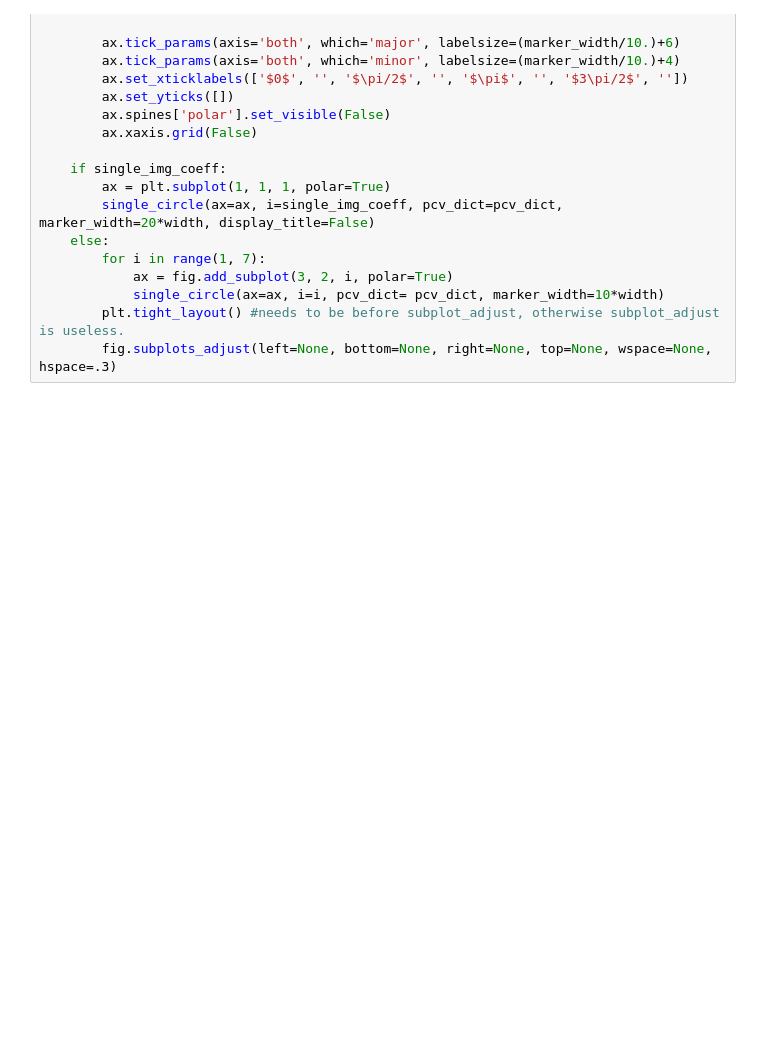
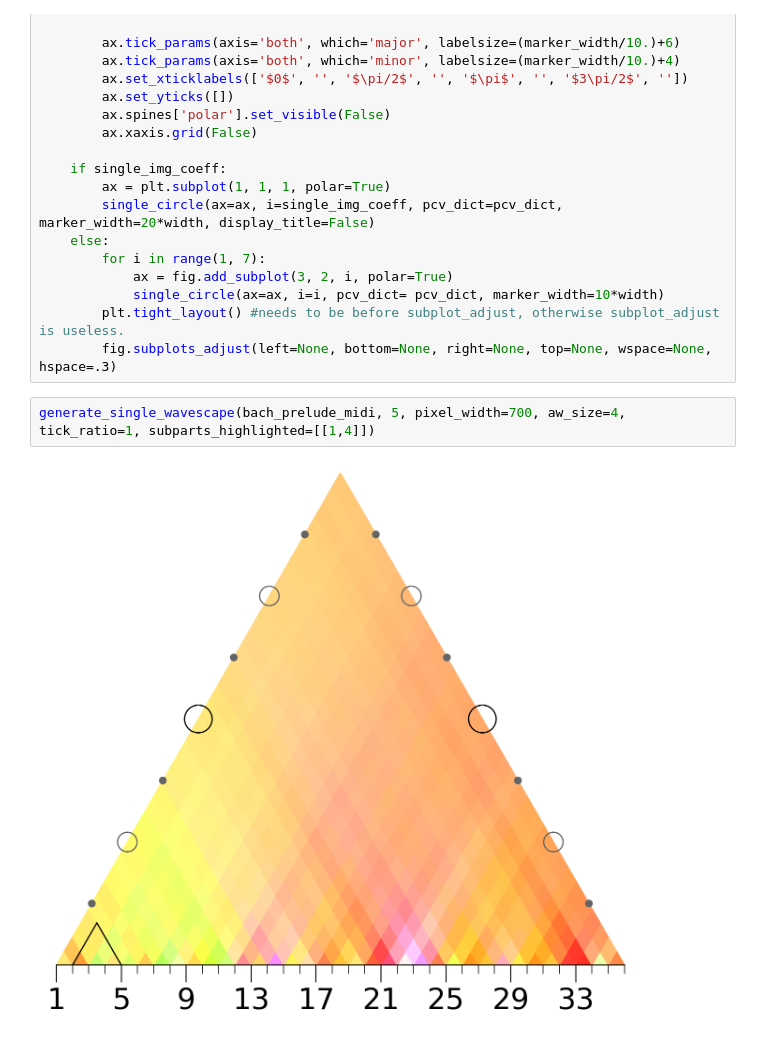
Before and after one commit to DCMLab/wavescapes, a Jupyter notebook: refactoring.ipynb, the cells around one changed output. Drawn from its saved outputs; the diff is of its cells as text; blank space fills up the shorter version.

```diff
--- a/refactoring.ipynb
+++ b/refactoring.ipynb
@@ -1554,3 +1561,7 @@ def legend_decomposition(pcv_dict, width = 13, single_img_coeff = None):
             single_circle(ax=ax, i=i, pcv_dict= pcv_dict, marker_width=10*width)
         plt.tight_layout() #needs to be before subplot_adjust, otherwise subplot_adjust is useless.
         fig.subplots_adjust(left=None, bottom=None, right=None, top=None, wspace=None, hspace=.3)
+# %%
+generate_single_wavescape(bach_prelude_midi, 5, pixel_width=700, aw_size=4, tick_ratio=1, subparts_highlighted=[[1,4]])
+# %% [output]
+[figure, added]
```
Also changed, not shown: parts of 6 cells of this notebook.
